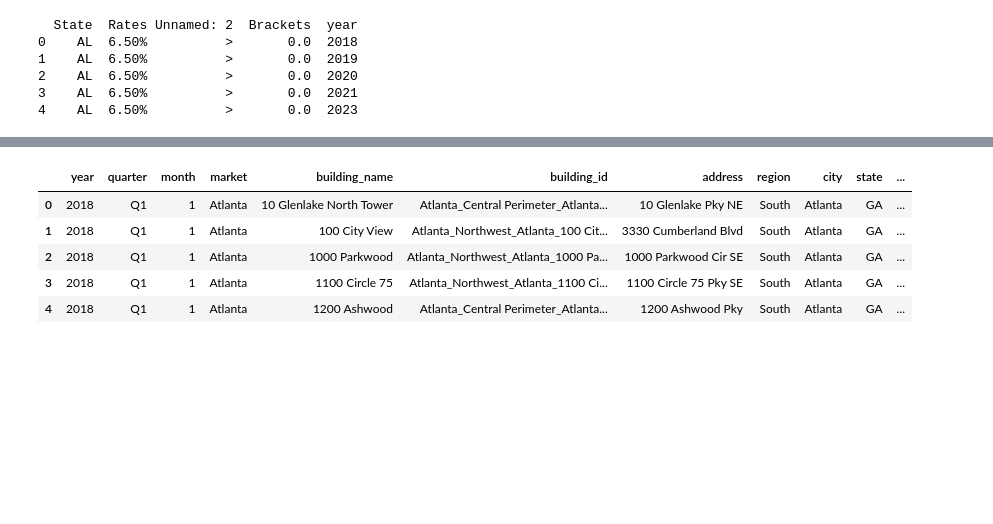
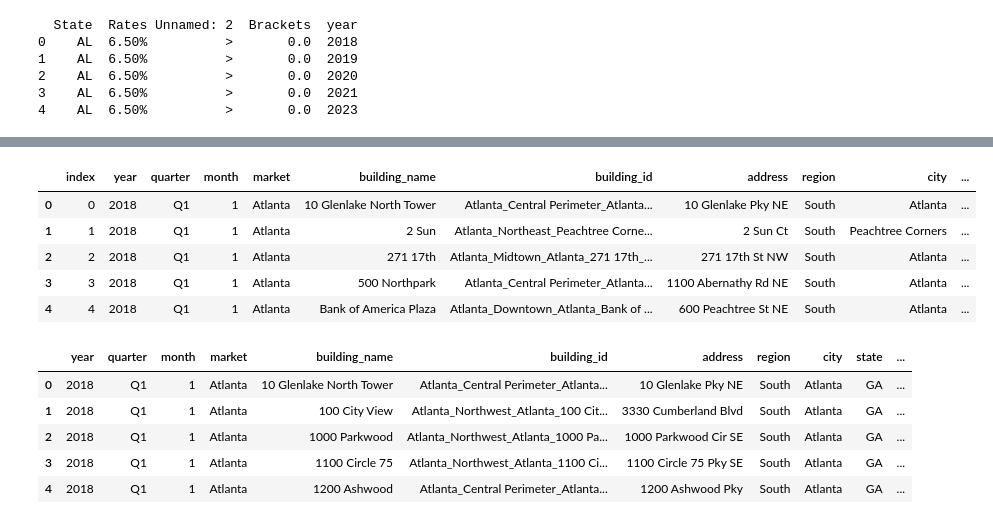
Before and after one commit to GlenFilson/ASADatafest25, a Jupyter notebook: Notebooks/glen.ipynb, the cells around one changed output, grey strips where cells are left out. Cells and saved outputs as stored; diff of their text form; code cells hidden in the pictures; blank space fills up the shorter version.

Commit message:
updated focused, include index

```diff
--- a/Notebooks/glen.ipynb
+++ b/Notebooks/glen.ipynb
@@ -583,3 +599,13 @@ focused_lease.head()
+# %%
+gg = pd.read_csv('../Datasets/focused_lease.csv')
+gg.head()
+# %% [output]
+|  | index | year | quarter | month | market | building_name | building_id | address | region | city | ... |
+| 0 | 0 | 2018 | Q1 | 1 | Atlanta | 10 Glenlake North Tower | Atlanta_Central Perimeter_Atlanta... | 10 Glenlake Pky NE | South | Atlanta | ... |
+| 1 | 1 | 2018 | Q1 | 1 | Atlanta | 2 Sun | Atlanta_Northeast_Peachtree Corne... | 2 Sun Ct | South | Peachtree Corners | ... |
+| 2 | 2 | 2018 | Q1 | 1 | Atlanta | 271 17th | Atlanta_Midtown_Atlanta_271 17th_... | 271 17th St NW | South | Atlanta | ... |
+| 3 | 3 | 2018 | Q1 | 1 | Atlanta | 500 Northpark | Atlanta_Central Perimeter_Atlanta... | 1100 Abernathy Rd NE | South | Atlanta | ... |
+| 4 | 4 | 2018 | Q1 | 1 | Atlanta | Bank of America Plaza | Atlanta_Downtown_Atlanta_Bank of ... | 600 Peachtree St NE | South | Atlanta | ... |
 # %%
 result['time_numeric'].describe()
 #27 quarters between Q1 2018 and Q4 2024
```
Also changed, not shown: parts of 2 cells of this notebook, 3 other files.
